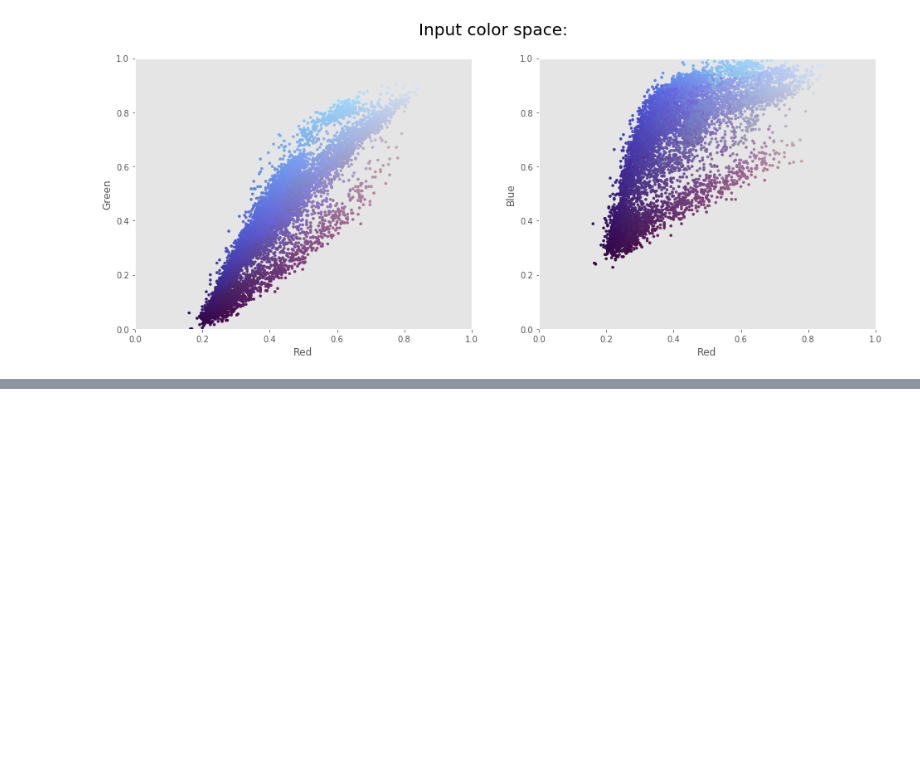
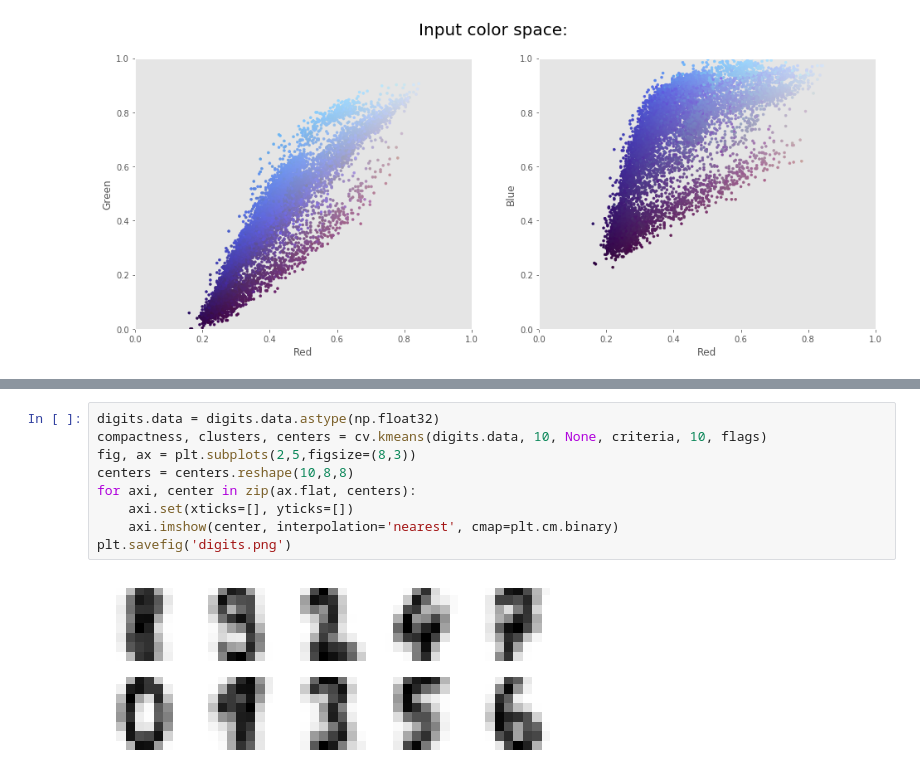
Before and after one commit to doomsheart/FaceClustering, a Jupyter notebook: doomsheart/compress_img/Untitled.ipynb, the cells around one changed output, grey strips where cells are left out. Drawn from its saved outputs; the diff is of its cells as text; blank space fills up the shorter version.

```diff
--- a/doomsheart/compress_img/Untitled.ipynb
+++ b/doomsheart/compress_img/Untitled.ipynb
@@ -47,0 +108,11 @@ flags = cv.KMEANS_RANDOM_CENTERS
+# %%
+digits.data = digits.data.astype(np.float32)
+compactness, clusters, centers = cv.kmeans(digits.data, 10, None, criteria, 10, flags)
+fig, ax = plt.subplots(2,5,figsize=(8,3))
+centers = centers.reshape(10,8,8)
+for axi, center in zip(ax.flat, centers):
+    axi.set(xticks=[], yticks=[])
+    axi.imshow(center, interpolation='nearest', cmap=plt.cm.binary)
+plt.savefig('digits.png')
+# %% [output]
+[figure, added]
```
Also changed, not shown: parts of 8 cells of this notebook, 3 other files.
